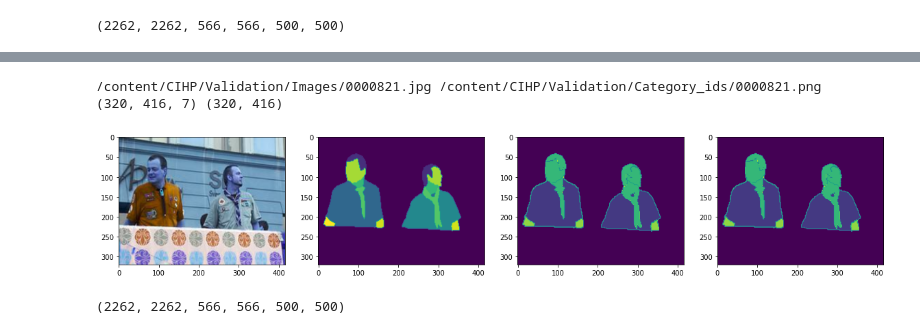
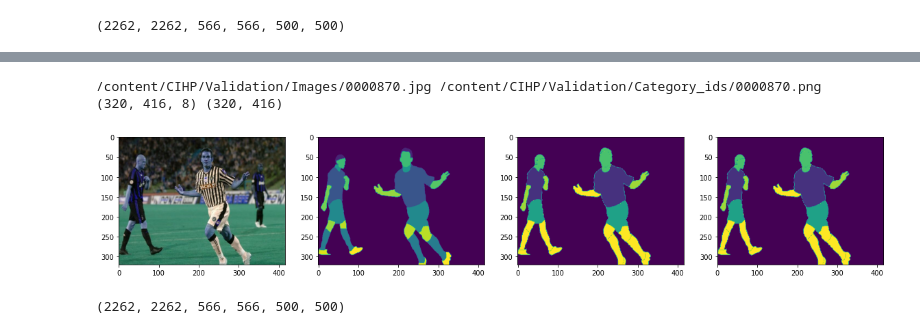
Before and after one commit to Junaidhassan99/FYP, a Jupyter notebook: fyp_04_merge_classes_junaid.ipynb, the cells around one changed output, grey strips where cells are left out. Drawn from its saved outputs; the diff is of its cells as text; code cells hidden in the pictures.

```diff
--- a/fyp_04_merge_classes_junaid.ipynb
+++ b/fyp_04_merge_classes_junaid.ipynb
@@ -346,35 +303,35 @@ def process_image_and_mask(image_path, mask_path):
 
   return image, mask_orig, mask_processed, mask_stack
 # %%
-image_path = get_file_paths_at_index('/content/CIHP/Validation/Images', 70)[0]
-mask_path = get_file_paths_at_index('/content/CIHP/Validation/Category_ids', 70)[0]
+image_path = get_file_paths_at_index('/content/CIHP/Validation/Images', 75)[0]
+mask_path = get_file_paths_at_index('/content/CIHP/Validation/Category_ids', 75)[0]
 
 print(image_path, mask_path)
 
 image, mask_orig, mask_processed, mask_stack = process_image_and_mask(image_path, mask_path)
 
 fig = plt.figure(figsize=(20, 14))
 
 fig.add_subplot(1, 4, 1)
 plt.imshow(image)
 
 fig.add_subplot(1, 4, 2)
 plt.imshow(mask_orig)
 
 fig.add_subplot(1, 4, 3)
 plt.imshow(mask_processed)
 
 mask_stack_org = np.argmax(mask_stack, axis=-1)
 mask_stack_org = mask_stack_org.astype(np.float32)
 
 fig.add_subplot(1, 4, 4)
 plt.imshow(mask_stack_org)
 
 print(mask_stack.shape, mask_stack_org.shape)
 # %% [output]
-/content/CIHP/Validation/Images/0000821.jpg /content/CIHP/Validation/Category_ids/0000821.png
-(320, 416, 7) (320, 416)
+/content/CIHP/Validation/Images/0000870.jpg /content/CIHP/Validation/Category_ids/0000870.png
+(320, 416, 8) (320, 416)
-[figure, old version]
+[figure, new version]
 # %%
 len(train_x), len(train_y), len(test_x), len(test_y), len(valid_x), len(valid_y)
 # %% [output]
```
Also changed, not shown: parts of 8 cells of this notebook.
